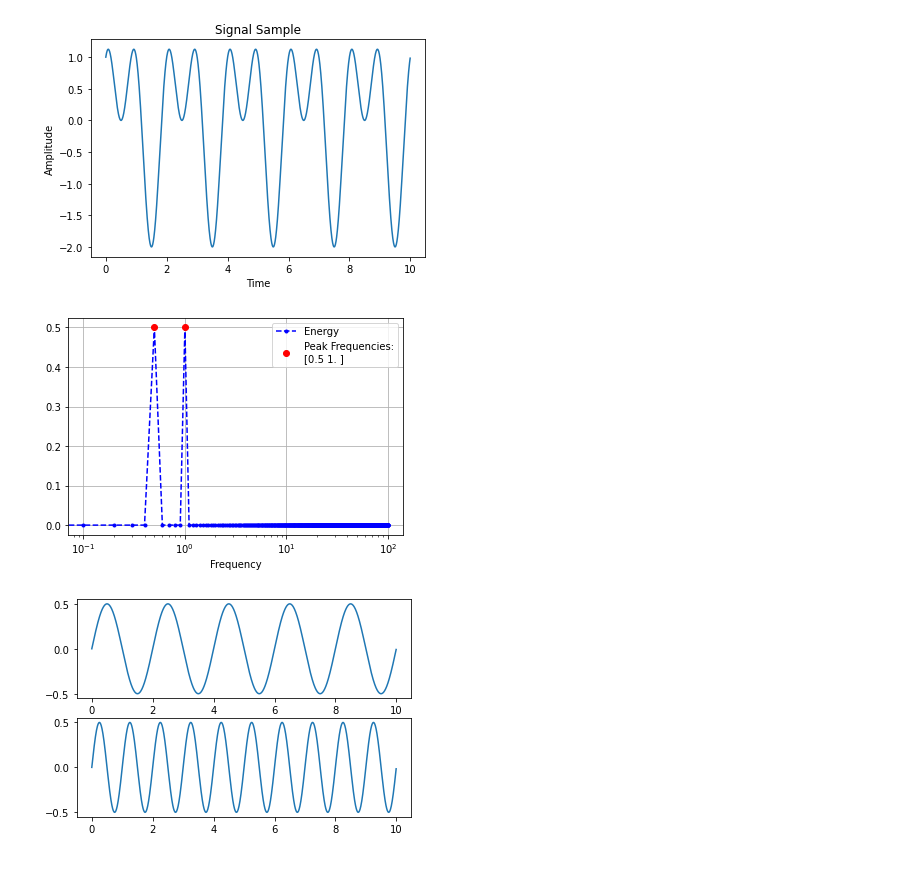
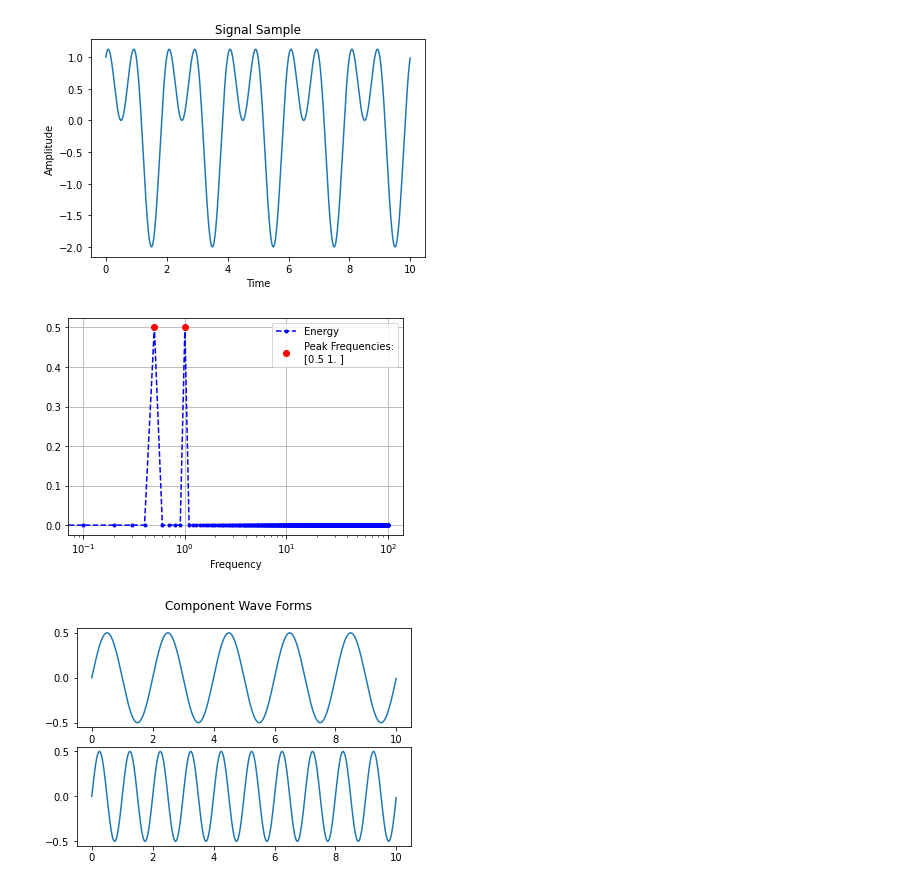
Before and after one commit to wcneill/jn-signal-ml, a Jupyter notebook: dft.ipynb, the cells around one changed output. Drawn from its saved outputs; the diff is of its cells as text; code cells hidden in the pictures.

```diff
--- a/dft.ipynb
+++ b/dft.ipynb
@@ -82,10 +75,11 @@ plt.show()
 # %%
 waves = decompose(y, T, Sf, t, threshold=.1)
 
 fig, axes = plt.subplots(len(waves), 1)
+fig.suptitle('Component Wave Forms')
 for i, w in enumerate(waves):
     axes[i].plot(t_vec, w)
 plt.show()
 # %% [output]
 [figure]
-[figure, old version]
+[figure, new version]
```
Also changed, not shown: parts of 1 cell of this notebook.
